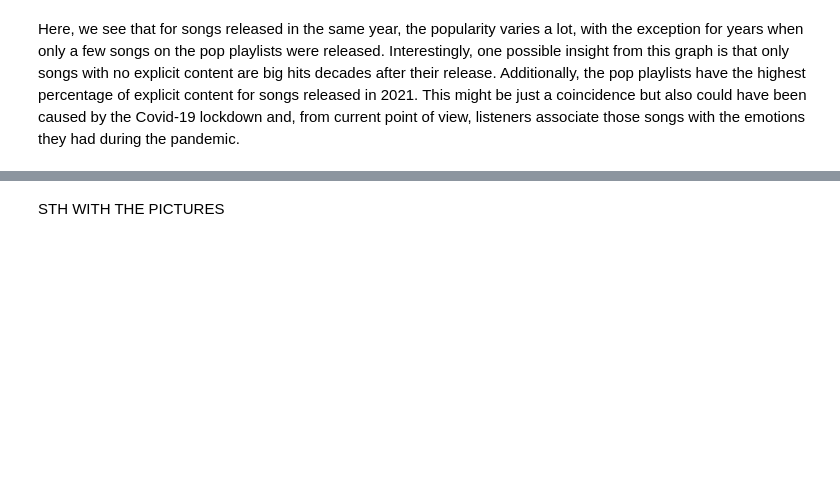
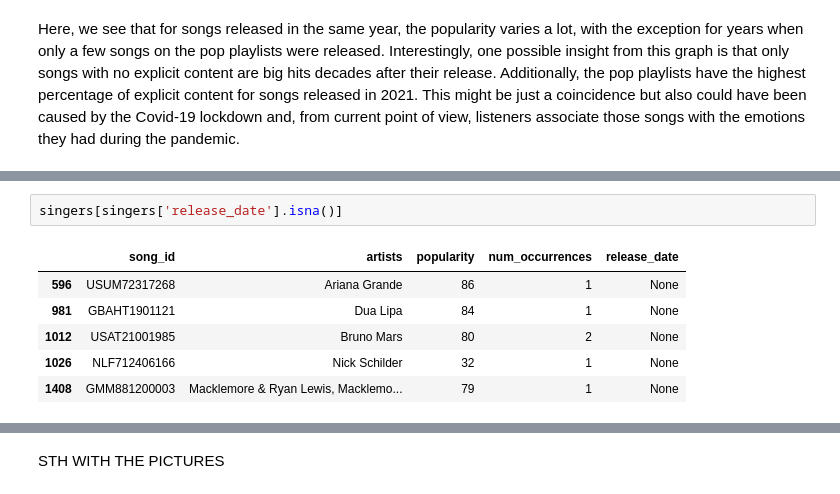
Before and after one commit to adamwadolowski/spotify-playlists-EDA, a Jupyter notebook: notebooks/NB03-Exploratory-Data-Analysis.ipynb, the cells around one changed output, grey strips where cells are left out. Drawn from its saved outputs; the diff is of its cells as text; blank space fills up the shorter version.

```diff
--- a/notebooks/NB03-Exploratory-Data-Analysis.ipynb
+++ b/notebooks/NB03-Exploratory-Data-Analysis.ipynb
@@ -137,0 +163,9 @@ Currently, the consensus is that Taylor Swift is the most popular singer worldwi
+# %%
+singers[singers['release_date'].isna()]
+# %% [output]
+|  | song_id | artists | popularity | num_occurrences | release_date |
+| 596 | USUM72317268 | Ariana Grande | 86 | 1 | None |
+| 981 | GBAHT1901121 | Dua Lipa | 84 | 1 | None |
+| 1012 | USAT21001985 | Bruno Mars | 80 | 2 | None |
+| 1026 | NLF712406166 | Nick Schilder | 32 | 1 | None |
+| 1408 | GMM881200003 | Macklemore & Ryan Lewis, Macklemo... | 79 | 1 | None |
```
Also changed, not shown: parts of 7 cells of this notebook, 1 other file.
